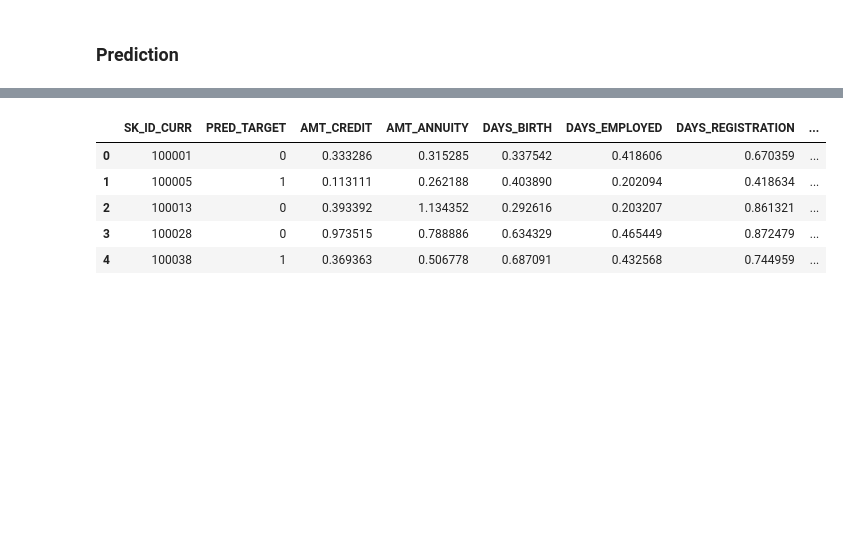
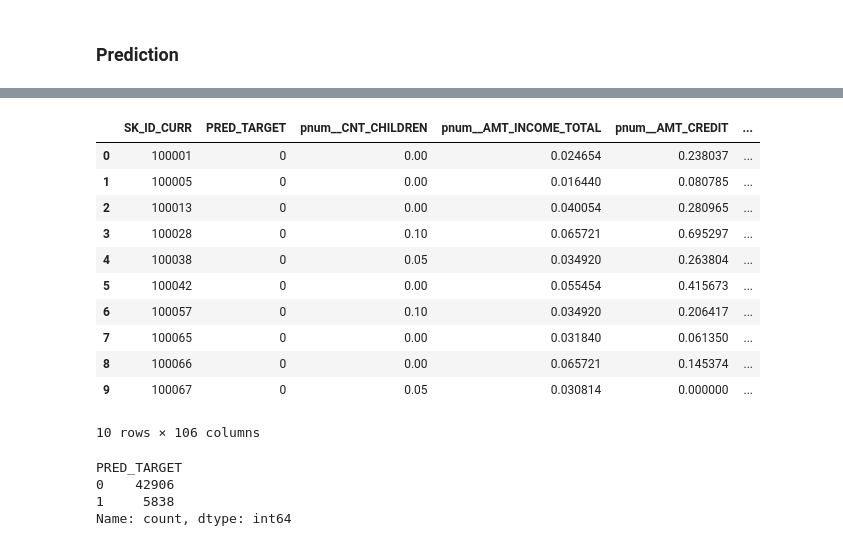
Before and after one commit to endahrakhma/credit_default_risk, a Jupyter notebook: Home_Credit_Default_Risk.ipynb, the cells around one changed output, grey strips where cells are left out. Cells and saved outputs as stored; diff of their text form; code cells hidden in the pictures; blank space fills up the shorter version.

```diff
--- a/Home_Credit_Default_Risk.ipynb
+++ b/Home_Credit_Default_Risk.ipynb
@@ -943,0 +981,3 @@ sns.heatmap(cm, annot=True, cmap='viridis', cbar=True)
+# %%
+list_top_20_xgb=top_20_xgb.index.to_list()
+list_top_20_xgb
@@ -1158,7 +1017,3 @@ import pickle
 pickle.dump(xgb, open('model_xgboost_hci.pkl', 'wb'))
 # %%
 best_model = pickle.load(open('model_xgboost_hci.pkl', 'rb'))
-# %%
-# Mencoba melakukan prediksi data_test
-prediksi = best_model.predict(data_test_new_scaled)
-#prediksi = best_model.predict(test_cols)
@@ -1165,4 +1029,14 @@ prediksi = best_model.predict(data_test_new_scaled)
+# %%
+# Re-align test data columns to match training data
+test_data_corrected = test_new[list_top_20_xgb].reindex(columns=X_train.columns, fill_value=0)  # Align columns
+#dtest_corrected = xgb.DMatrix(test_data_corrected)
+
+# Prediction should now work without errors
+try:
+    prediksi = best_model.predict(test_data_corrected)
+except ValueError as e:
+    print("Error:", e)
 # %%
-data_test_new_scaled.insert(0, "PRED_TARGET", prediksi, True)
-data_test_new_scaled.head()
+test_new.insert(0, "PRED_TARGET", prediksi, True)
+test_new.head(10)
 # %% [output]
@@ -1175,16 +1055,26 @@ data_test_new_scaled.head()
 # %%
 # Merubah dalam format DataFrame
-hasil_prediksi=pd.concat([test_id,data_test_new_scaled],axis=1)
-hasil_prediksi.head(5)
-
-#test_cols.insert(2, "TARGET", prediksi, True)
-#test_cols.head(10)
+hasil_prediksi=pd.concat([_test,test_new],axis=1)
+hasil_prediksi.head(10)
 # %% [output]
-|  | SK_ID_CURR | PRED_TARGET | AMT_CREDIT | AMT_ANNUITY | DAYS_BIRTH | DAYS_EMPLOYED | DAYS_REGISTRATION | ... |
-| 0 | 100001 | 0 | 0.333286 | 0.315285 | 0.337542 | 0.418606 | 0.670359 | ... |
-| 1 | 100005 | 1 | 0.113111 | 0.262188 | 0.403890 | 0.202094 | 0.418634 | ... |
-| 2 | 100013 | 0 | 0.393392 | 1.134352 | 0.292616 | 0.203207 | 0.861321 | ... |
-| 3 | 100028 | 0 | 0.973515 | 0.788886 | 0.634329 | 0.465449 | 0.872479 | ... |
-| 4 | 100038 | 1 | 0.369363 | 0.506778 | 0.687091 | 0.432568 | 0.744959 | ... |
+|  | SK_ID_CURR | PRED_TARGET | pnum__CNT_CHILDREN | pnum__AMT_INCOME_TOTAL | pnum__AMT_CREDIT | ... |
+| 0 | 100001 | 0 | 0.00 | 0.024654 | 0.238037 | ... |
+| 1 | 100005 | 0 | 0.00 | 0.016440 | 0.080785 | ... |
+| 2 | 100013 | 0 | 0.00 | 0.040054 | 0.280965 | ... |
+| 3 | 100028 | 0 | 0.10 | 0.065721 | 0.695297 | ... |
+| 4 | 100038 | 0 | 0.05 | 0.034920 | 0.263804 | ... |
+| 5 | 100042 | 0 | 0.00 | 0.055454 | 0.415673 | ... |
+| 6 | 100057 | 0 | 0.10 | 0.034920 | 0.206417 | ... |
+| 7 | 100065 | 0 | 0.00 | 0.031840 | 0.061350 | ... |
+| 8 | 100066 | 0 | 0.00 | 0.065721 | 0.145374 | ... |
+| 9 | 100067 | 0 | 0.05 | 0.030814 | 0.000000 | ... |
+10 rows × 106 columns
+# %%
+hasil_prediksi['PRED_TARGET'].value_counts()
+# %% [output]
+PRED_TARGET
+0    42906
+1     5838
+Name: count, dtype: int64
 # %%
 hasil_prediksi.to_csv('prediksi_xgboost_hci.csv')
```
Also changed, not shown: parts of 255 cells of this notebook, 2 other files.
